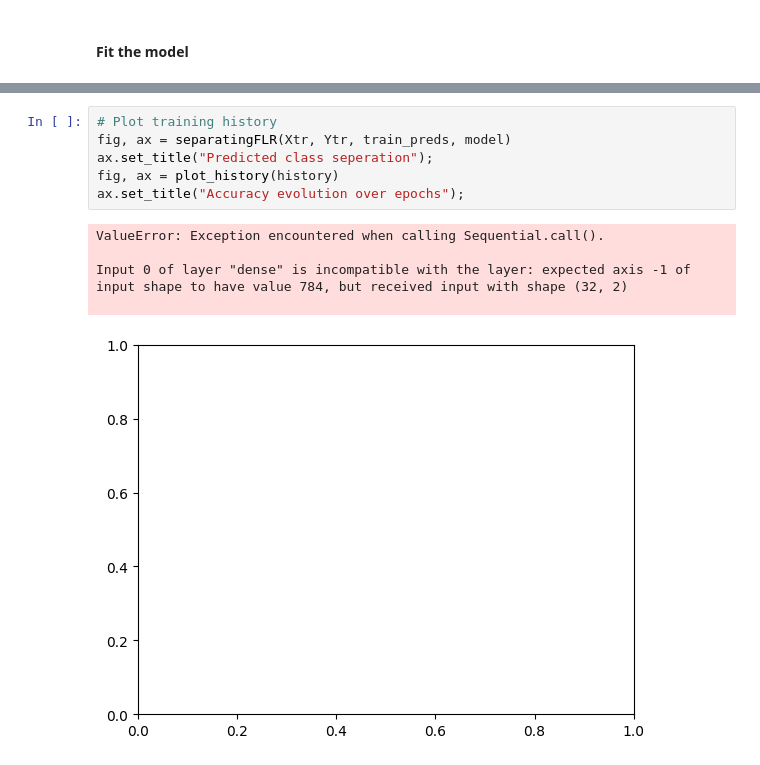
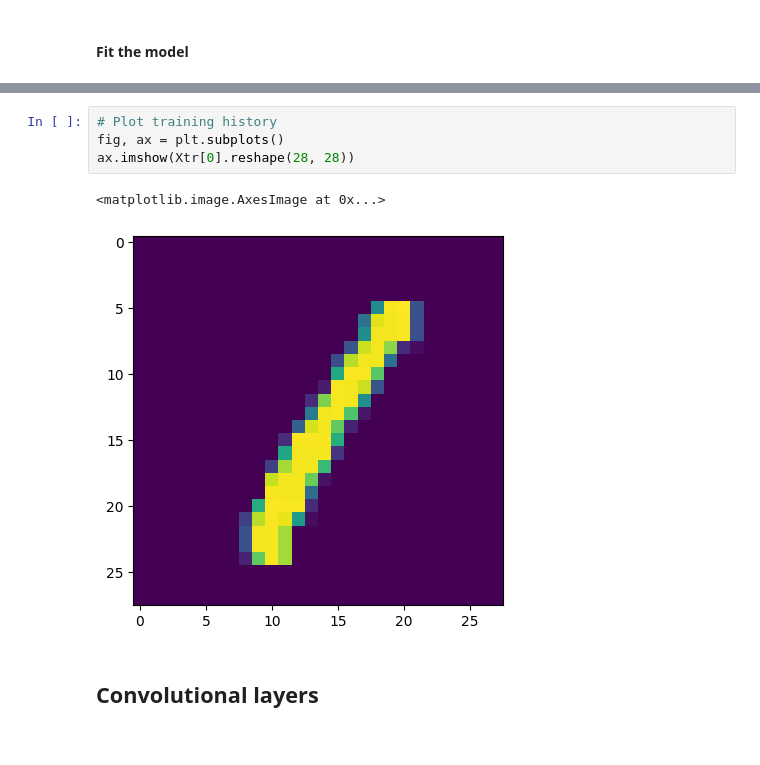
Before and after one commit to girofex/Machine-Learning-Algorithms, a Jupyter notebook: Lab6_NN.ipynb, the cells around one changed output, grey strips where cells are left out. Drawn from its saved outputs; the diff is of its cells as text.

```diff
--- a/Lab6_NN.ipynb
+++ b/Lab6_NN.ipynb
@@ -418,12 +416,9 @@ Test accuracy: 99.45%
 # %%
 # Plot training history
-fig, ax = separatingFLR(Xtr, Ytr, train_preds, model)
-ax.set_title("Predicted class seperation");
-fig, ax = plot_history(history)
-ax.set_title("Accuracy evolution over epochs");
+fig, ax = plt.subplots()
+ax.imshow(Xtr[0].reshape(28, 28))
 # %% [output]
-ValueError: Exception encountered when calling Sequential.call().
-
-Input 0 of layer "dense" is incompatible with the layer: expected axis -1 of input shape to have value 784, but received input with shape (32, 2)
-
+<matplotlib.image.AxesImage at 0x...>
-[figure, old version]
+[figure, new version]
+# %% [markdown]
+<h2>Convolutional layers</h3>
```
Also changed, not shown: parts of 5 cells of this notebook.
